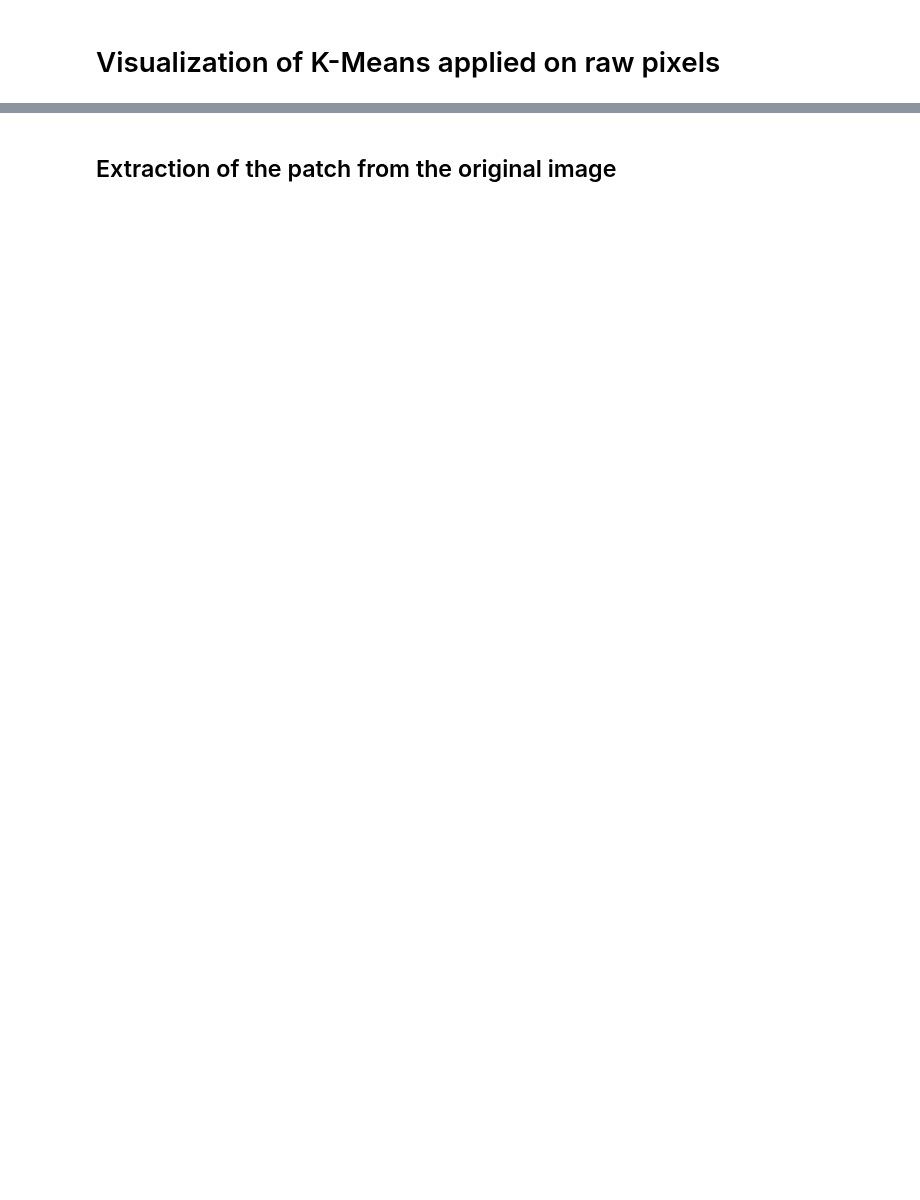
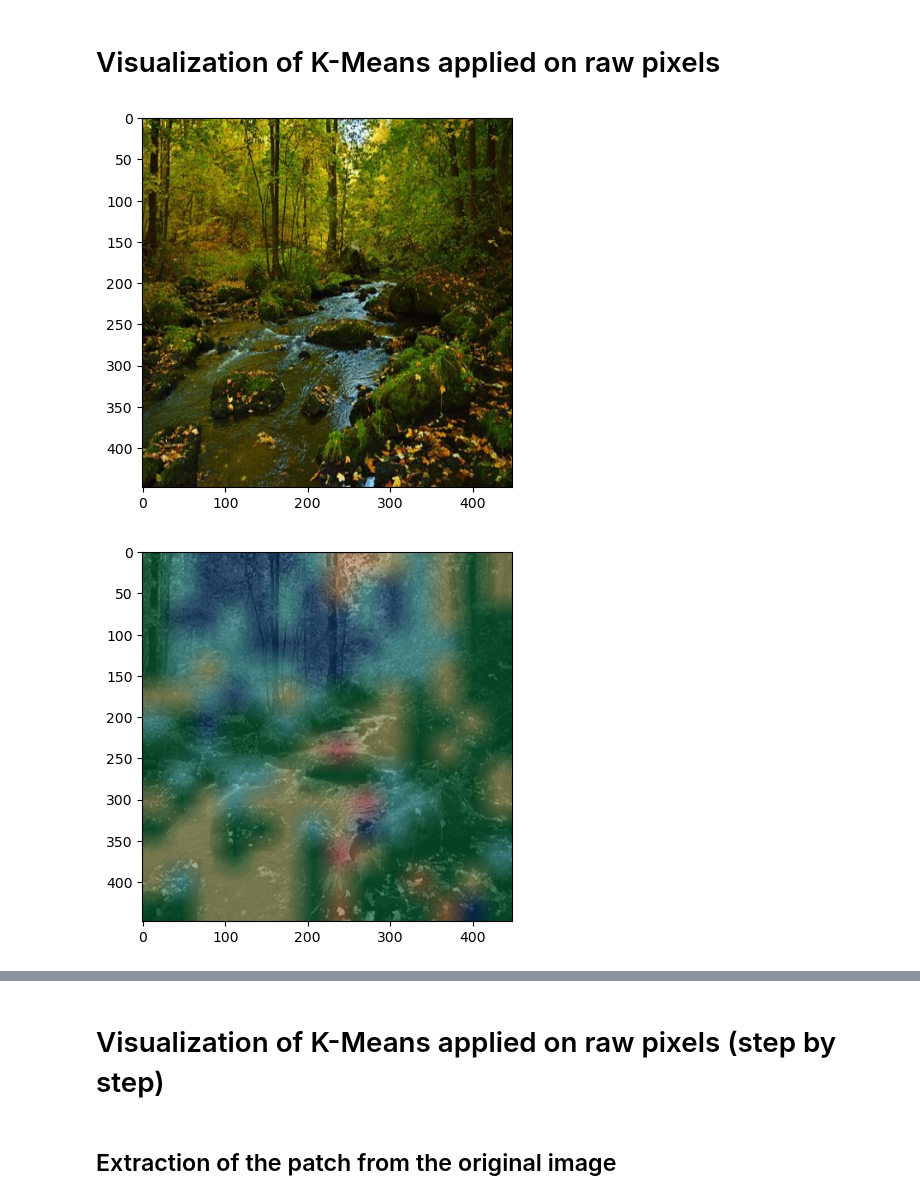
Before and after one commit to mona251/Intriguing-Properties-of-Contrastive-Losses, a Jupyter notebook: scripts/hierarchical_properties/raw_pixels.ipynb, the cells around one changed output, grey strips where cells are left out. Saved outputs shown, nothing was run; the diff lists cells and outputs as text; code cells hidden in the pictures; blank space fills up the shorter version.

```diff
--- a/scripts/hierarchical_properties/raw_pixels.ipynb
+++ b/scripts/hierarchical_properties/raw_pixels.ipynb
@@ -7,0 +34,17 @@ import matplotlib.pyplot as plt
+# %%
+final_img_bilinear_interp, final_img_nn_interp = \
+    k_means_img_patch(img, patch_size, k, max_iter, epsilon,
+                      attempts, normalize,
+                      weight_original_img=0.4,
+                      weight_colored_patch=0.4, gamma=0,
+                      compute_also_nn_interpolation=True)
+# %%
+plt.imshow(img)
+plt.show()
+plt.imshow(final_img_bilinear_interp)
+plt.show()
+plt.imshow(final_img_nn_interp)
+plt.show()
+# %% [output]
+[figure, added]
+[figure, added]
@@ -8,3 +52,5 @@ import matplotlib.pyplot as plt
+# %% [markdown]
+# Visualization of K-Means applied on raw pixels (step by step)
 # %%
 import src
 from src.data_generation.utils import downsample_img
```
Also changed, not shown: parts of 14 cells of this notebook, 1 other file.
